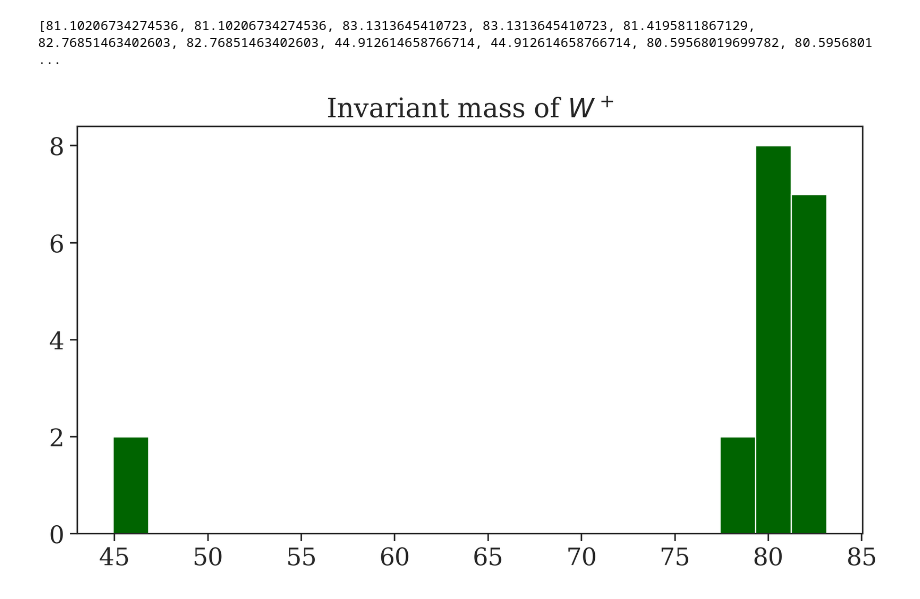
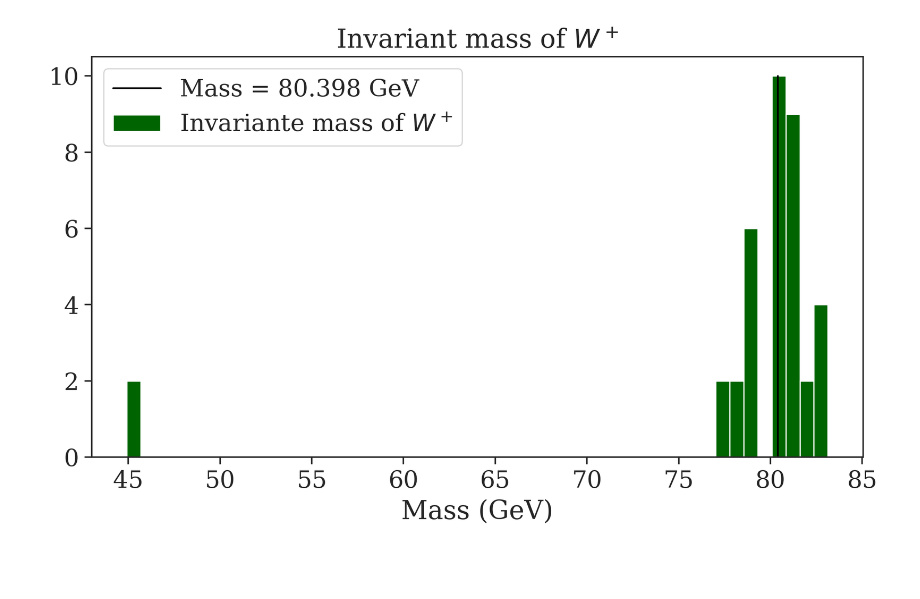
Before and after one commit to viniciusrocca/simulationsSM, a Jupyter notebook: pp2ttbar/pp2ttbar.ipynb, the cells around one changed output. Drawn from its saved outputs; the diff is of its cells as text; code cells hidden in the pictures; blank space fills up the shorter version.

Commit message:
Invariant mass notebook

```diff
--- a/pp2ttbar/pp2ttbar.ipynb
+++ b/pp2ttbar/pp2ttbar.ipynb
@@ -44,27 +44,28 @@ def invariant_mass(file_name, pid):
     for e in pylheV.readLHE(file_name):
         for i in range(int(e.eventinfo.nparticles)):
             if e.particles[i].id == pid:
+                #Getting daughters
                 daughters =  e.particles[i].daughters
 
-
+                #Finding the final daughters
                 f_daughters = final_daughters(e.particles,daughters)
 
-                if len(f_daughters) != 0:
-                    energy = 0
-                    px = 0
-                    py = 0
-                    pz = 0
-                    inv_mass=0
-                    for j in range(len(f_daughters)):
+                #Calculating the invariant mass
+                energy = 0
+                px = 0
+                py = 0
+                pz = 0
+                #Sum component with component of all final daughters
+                for j in range(len(f_daughters)):
 
-                        energy = energy + e.particles[f_daughters[j]].e
-                        px = px + e.particles[f_daughters[j]].px
-                        py = py + e.particles[f_daughters[j]].py
-                        pz = pz + e.particles[f_daughters[j]].pz
+                    energy = energy + e.particles[f_daughters[j]].e
+                    px = px + e.particles[f_daughters[j]].px
+                    py = py + e.particles[f_daughters[j]].py
+                    pz = pz + e.particles[f_daughters[j]].pz
 
-                    inv_mass = np.sqrt(energy**2 - px**2 - py**2 - pz**2)
+                inv_mass = np.sqrt(energy**2 - px**2 - py**2 - pz**2)
 
-                    invariant_mass.append(inv_mass)
+                invariant_mass.append(inv_mass)
 
     return invariant_mass
 # %%
@@ -90,17 +92,17 @@ def final_daughters(particles,daughters):
         k = k+1
 
     return daughters
-# %%
-w_mass = invariant_mass('pp2ttbar_out.lhe',24)
-print(w_mass)
-# %% [output]
-[81.10206734274536, 81.10206734274536, 83.1313645410723, 83.1313645410723, 81.4195811867129, 82.76851463402603, 82.76851463402603, 44.912614658766714, 44.912614658766714, 80.59568019699782, 80.5956801 ...
 # %%
-#Ploting the charge multiplicity of main01.cc
+#Invariant mass
+w_mass = invariant_mass('pp2ttbar_out.lhe',24)
+w_mass = w_mass + invariant_mass('pp2ttbar_out.lhe',-24)
 fig = plt.figure(figsize = [9.2,4.9], dpi = 300)
-histogram = plt.hist(w_mass, bins = 20, color = 'darkgreen')
+histogram = plt.hist(w_mass, bins = 50, color = 'darkgreen',label =r'Invariante mass of $W^+$')
+plt.plot([80.398,80.398],[0,10], color = 'black', label = r'Mass = 80.398 GeV')
 
+plt.xlabel(r'Mass (GeV)')
 plt.title(r'Invariant mass of $W^+$')
+plt.legend()
 plt.show()
 # %% [output]
-[figure, old version]
+[figure, new version]
```
Also changed, not shown: parts of 3 cells of this notebook, 1 other file.
